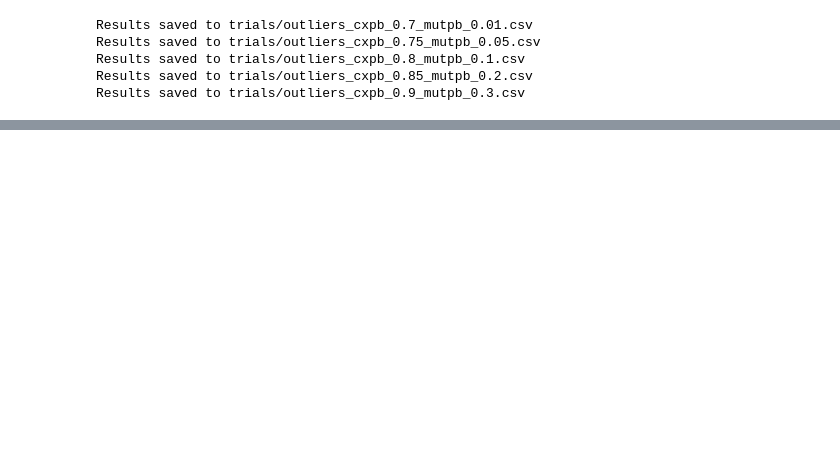
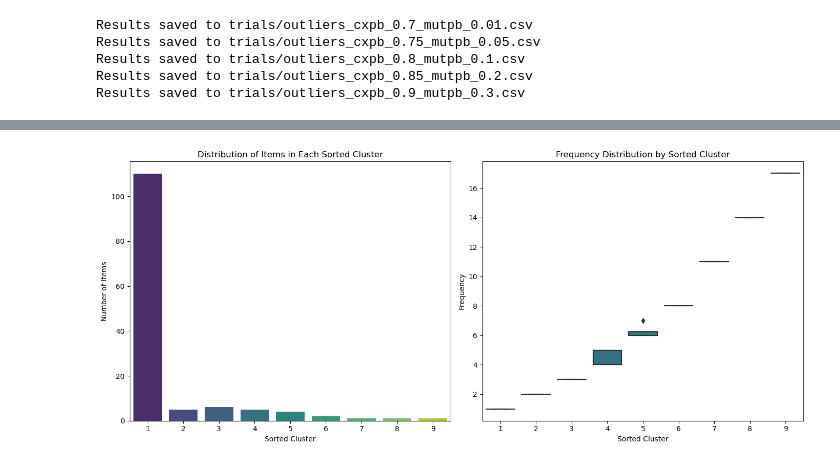
Before and after one commit to rtenacity/dark-matter-genetic, a Jupyter notebook: main.ipynb, the cells around one changed output, grey strips where cells are left out. Saved outputs shown, nothing was run; the diff lists cells and outputs as text; code cells hidden in the pictures; blank space fills up the shorter version.

```diff
--- a/main.ipynb
+++ b/main.ipynb
@@ -178,0 +252,4 @@ Results saved to trials/outliers_cxpb_0.9_mutpb_0.3.csv
+# %%
+analyze_and_plot_clusters('trials/outliers_cxpb_0.8_mutpb_0.1.csv')
+# %% [output]
+[figure, added]
```
Also changed, not shown: parts of 9 cells of this notebook, 5 other files.
